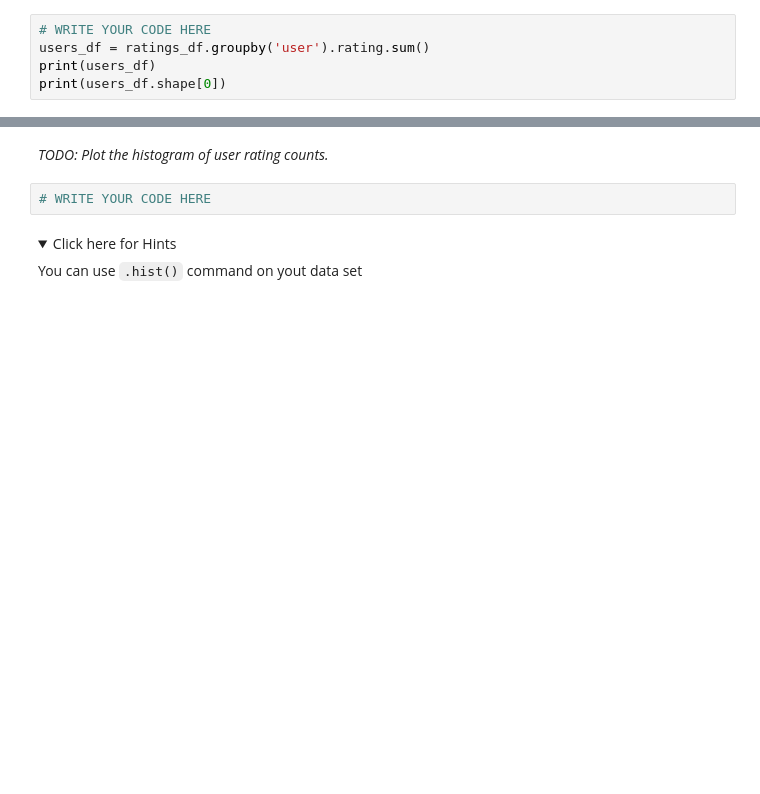
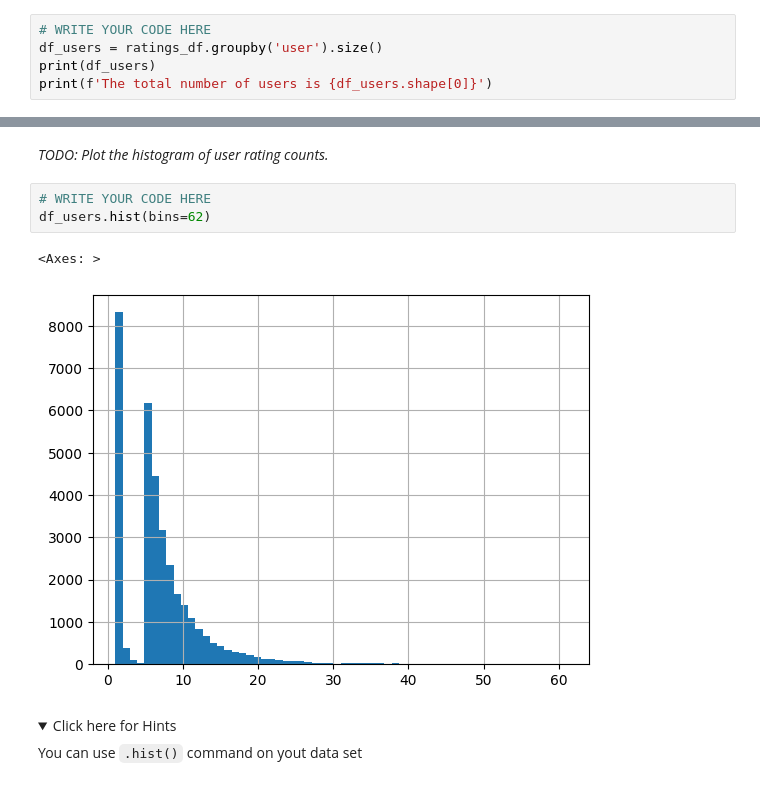
Before and after one commit to kymayodeji/ibm_ml_course, a Jupyter notebook: course6_Capstone/lab_jupyter_eda.ipynb, the cells around one changed output, grey strips where cells are left out. Cells and saved outputs as stored; diff of their text form; folded sections open; blank space fills up the shorter version.

```diff
--- a/course6_Capstone/lab_jupyter_eda.ipynb
+++ b/course6_Capstone/lab_jupyter_eda.ipynb
@@ -349,8 +337,8 @@ We have 233306 enrollments. In fact, each user is likely to interact with multip
 _TODO: Apply Pandas' groupby() and size() method on the user column to aggregate the rating count for each user, then report the total number of users after aggregation._
 # %%
 # WRITE YOUR CODE HERE
-users_df = ratings_df.groupby('user').rating.sum()
-print(users_df)
-print(users_df.shape[0])
+df_users = ratings_df.groupby('user').size()
+print(df_users)
+print(f'The total number of users is {df_users.shape[0]}')
 # %% [output]
 user
@@ -384,6 +383,10 @@ We can also get a histogram showing the enrollment distributions, e.g., how many
 _TODO: Plot the histogram of user rating counts._
 # %%
 # WRITE YOUR CODE HERE
+df_users.hist(bins=62)
+# %% [output]
+<Axes: >
+[figure, added]
 # %% [markdown]
 <details>
     <summary>Click here for Hints</summary>
```
Also changed, not shown: parts of 13 cells of this notebook, 5 other files.
